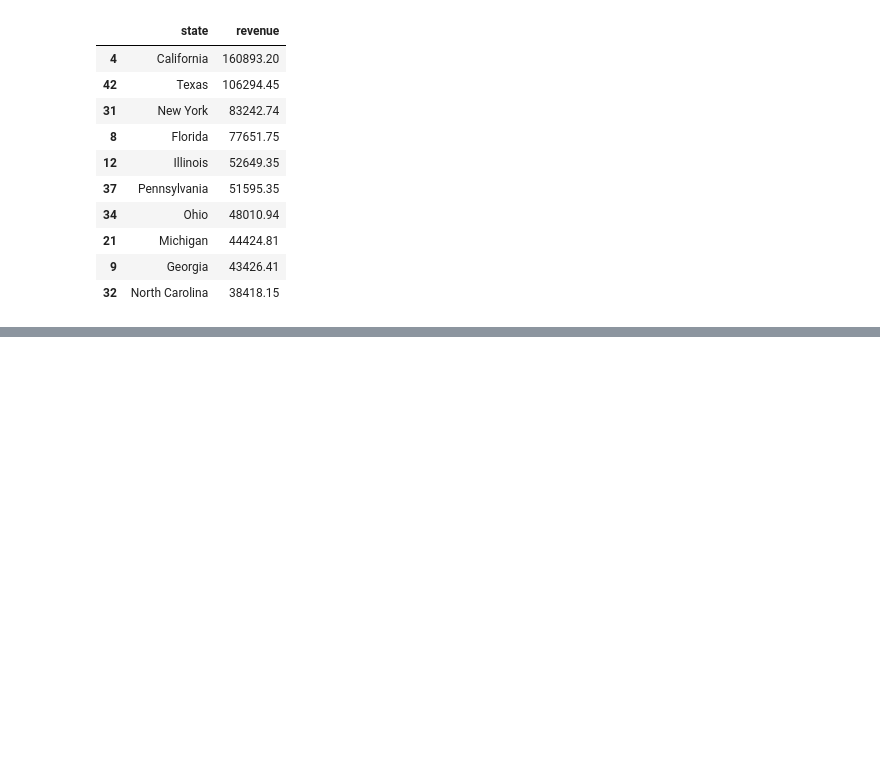
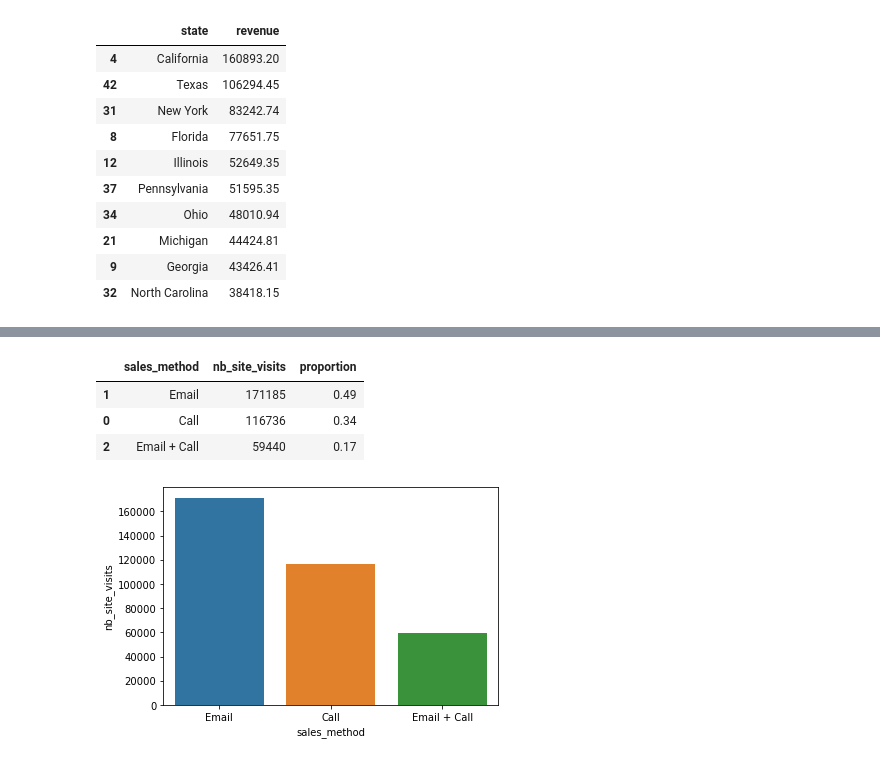
Before and after one commit to Miickka/datacamp_certificate, a Jupyter notebook: Product_Sales.ipynb, the cells around one changed output, grey strips where cells are left out. Cells and saved outputs as stored; diff of their text form; code cells hidden in the pictures; blank space fills up the shorter version.

```diff
--- a/Product_Sales.ipynb
+++ b/Product_Sales.ipynb
@@ -521,0 +684,23 @@ customer_revenue.head(10)
+# %%
+# Grouping the data by method and summing the number of visits on the website for each customer
+method_visits = df_cleaned.groupby('sales_method')['nb_site_visits'].sum().reset_index()
+method_visits['proportion'] = round(method_visits['nb_site_visits'] / method_visits['nb_site_visits'].sum(), 2)
+# Sorting the number of visits by the sales method in descending order
+method_visits = method_visits.sort_values(by='nb_site_visits', ascending=False)
+
+# Displaying the top 10 data by the number of visits
+method_visits.head(11)
+
+#saving into a csv file to be used in the visualization part
+method_visits.to_csv('method_visits.csv', index=False)
+# %% [output]
+|  | sales_method | nb_site_visits | proportion |
+| 1 | Email | 171185 | 0.49 |
+| 0 | Call | 116736 | 0.34 |
+| 2 | Email + Call | 59440 | 0.17 |
+# %%
+#ploting the 'method_visits' using a bar plot
+sns.barplot(data=method_visits, x="sales_method", y="nb_site_visits")
+plt.show()
+# %% [output]
+[figure, added]
```
Also changed, not shown: parts of 16 cells of this notebook.
